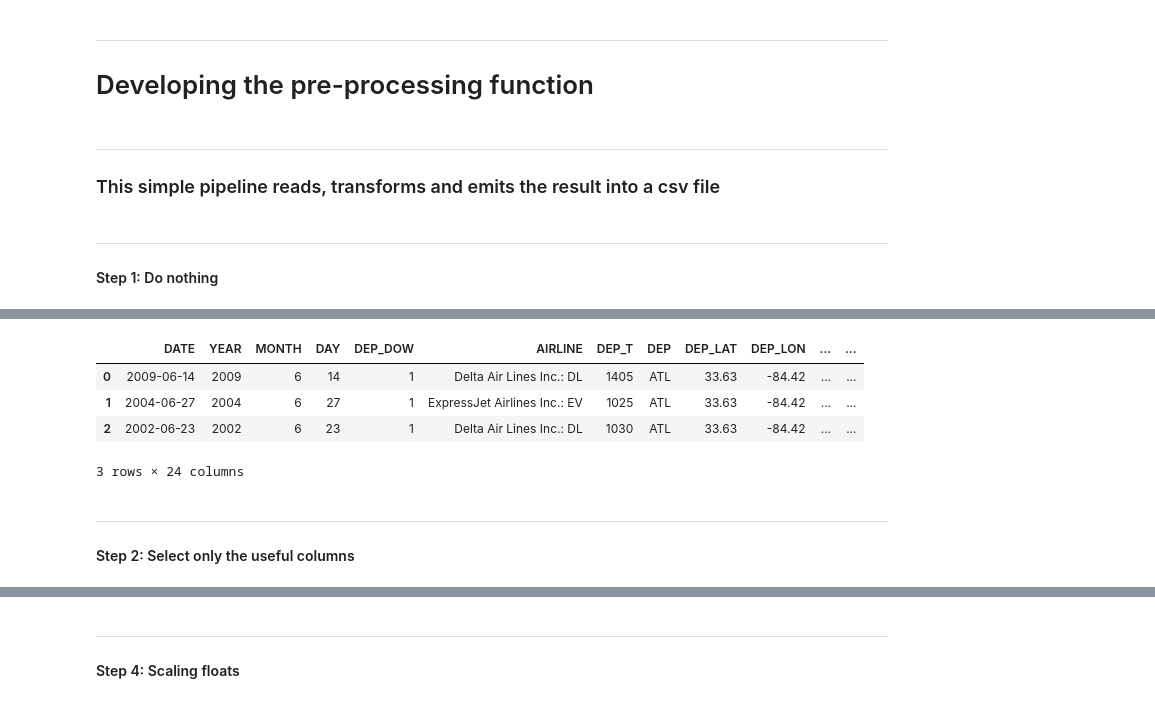
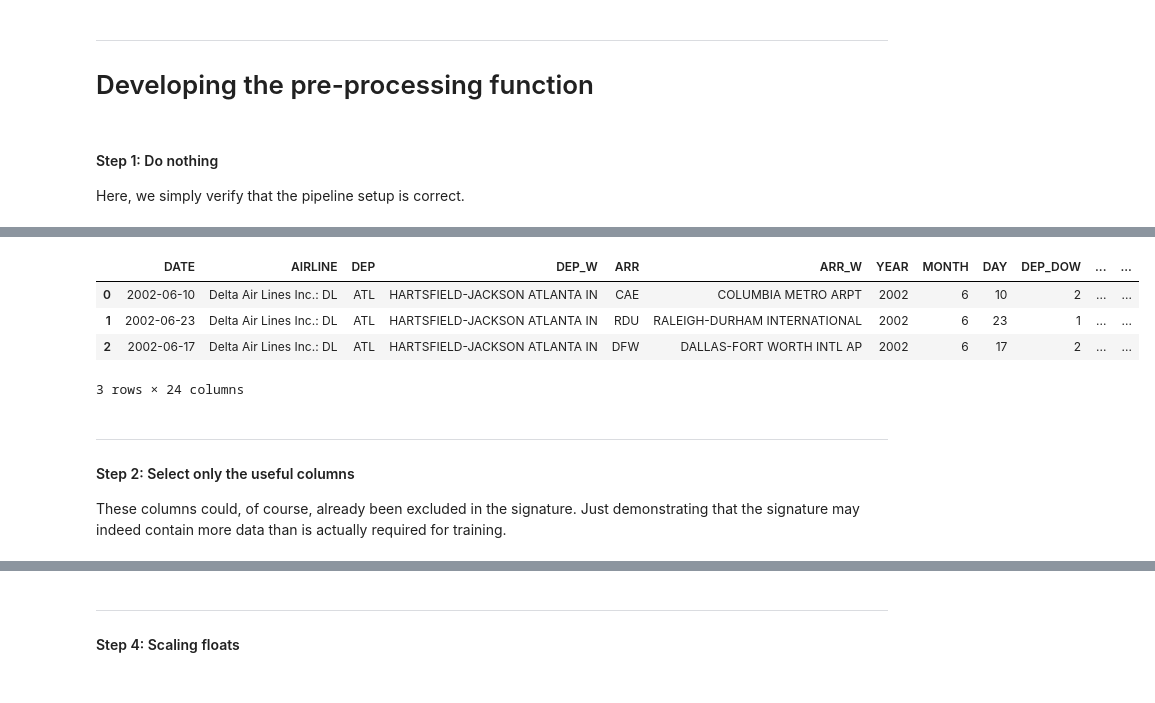
Before and after one commit to Project-Ellie/tutorials, a Jupyter notebook: kovalevskyi/Processing_ATL_JUNE.ipynb, the cells around one changed output, grey strips where cells are left out. Saved outputs shown, nothing was run; the diff lists cells and outputs as text; code cells hidden in the pictures.

```diff
--- a/kovalevskyi/Processing_ATL_JUNE.ipynb
+++ b/kovalevskyi/Processing_ATL_JUNE.ipynb
@@ -154,49 +219,10 @@ tf.logging.set_verbosity(tf.logging.ERROR)
-# %% [markdown]
----
-### This simple pipeline reads, transforms and emits the result into a csv file
-# %%
-def exec_pipeline(query, preprocessing_fn, output_columns, out_name = 'atl_june_transformed', write_header=False):
-
-    header=",".join(output_columns) if write_header else None
-
-    out_prefix = os.path.join(TMPDIR, out_name)
-    with beam.Pipeline(RUNNER, options=opts) as p:
-        with beam_impl.Context(temp_dir=tempfile.mkdtemp()):
-
-
-            #   Read from Big Query
-            #
-            raw_data = p | "ReadFromBigQuery"  >> beam.io.Read(beam.io.BigQuerySource(query=query, use_standard_sql=True))
-            raw_dataset = (raw_data, raw_data_metadata)
-
-
-            #   Analyze and transform by calling a single function that has all the tft.transforms in it
-            #
-            t_dataset, t_fn = (raw_dataset | beam_impl.AnalyzeAndTransformDataset(preprocessing_fn))
-            t_data, t_metadata = t_dataset
-
-
-            # Encode back to CSV file(s)
-            #
-            csv_encode = tft.coders.CsvCoder(output_columns, t_metadata.schema).encode
-            res = (t_data
-                   | beam.Map(csv_encode)
-                   | beam.io.WriteToText(file_path_prefix=out_prefix, header=header))
-
-
-    # Return a pandas dataframe containing the result
-    #
-    resfile = !ls $TMPDIR | grep $out_name
-    resfile = resfile[0]
-    resfile = os.path.join(TMPDIR, resfile)
-    return pd.read_csv(resfile)
 # %% [markdown]
----
 #### Step 1: Do nothing
+Here, we simply verify that the pipeline setup is correct.
 # %%
 def do_nothing(inputs):
     return inputs
 # %%
-res = exec_pipeline(tiny_query, do_nothing, ALL_COLUMNS, write_header=True)
+res, _ = exec_pipeline(tiny_query, do_nothing, SIGNATURE_COLUMNS, write_header=True, runner='DirectRunner')
 res[:3]
 # %% [output]
@@ -204,8 +231,5 @@ WARNING:root:Dataset going-tfx:temp_dataset_66722c25887b4c25980ec0bac414cd8b doe
-|  | DATE | YEAR | MONTH | DAY | DEP_DOW | AIRLINE | DEP_T | DEP | DEP_LAT | DEP_LON | ... | ... |
-| 0 | 2009-06-14 | 2009 | 6 | 14 | 1 | Delta Air Lines Inc.: DL | 1405 | ATL | 33.63 | -84.42 | ... | ... |
-| 1 | 2004-06-27 | 2004 | 6 | 27 | 1 | ExpressJet Airlines Inc.: EV | 1025 | ATL | 33.63 | -84.42 | ... | ... |
-| 2 | 2002-06-23 | 2002 | 6 | 23 | 1 | Delta Air Lines Inc.: DL | 1030 | ATL | 33.63 | -84.42 | ... | ... |
+|  | DATE | AIRLINE | DEP | DEP_W | ARR | ARR_W | YEAR | MONTH | DAY | DEP_DOW | ... | ... |
+| 0 | 2002-06-10 | Delta Air Lines Inc.: DL | ATL | HARTSFIELD-JACKSON ATLANTA IN | CAE | COLUMBIA METRO ARPT | 2002 | 6 | 10 | 2 | ... | ... |
+| 1 | 2002-06-23 | Delta Air Lines Inc.: DL | ATL | HARTSFIELD-JACKSON ATLANTA IN | RDU | RALEIGH-DURHAM INTERNATIONAL | 2002 | 6 | 23 | 1 | ... | ... |
+| 2 | 2002-06-17 | Delta Air Lines Inc.: DL | ATL | HARTSFIELD-JACKSON ATLANTA IN | DFW | DALLAS-FORT WORTH INTL AP | 2002 | 6 | 17 | 2 | ... | ... |
 3 rows × 24 columns
-# %% [markdown]
----
-#### Step 2: Select only the useful columns
@@ -219,0 +236,4 @@ SELECTED_COLUMNS=[
+# %% [markdown]
+---
+#### Step 2: Select only the useful columns
+These columns could, of course, already been excluded in the signature. Just demonstrating that the signature may indeed contain more data than is actually required for training.
```
Also changed, not shown: parts of 85 cells of this notebook, 3 other files.
